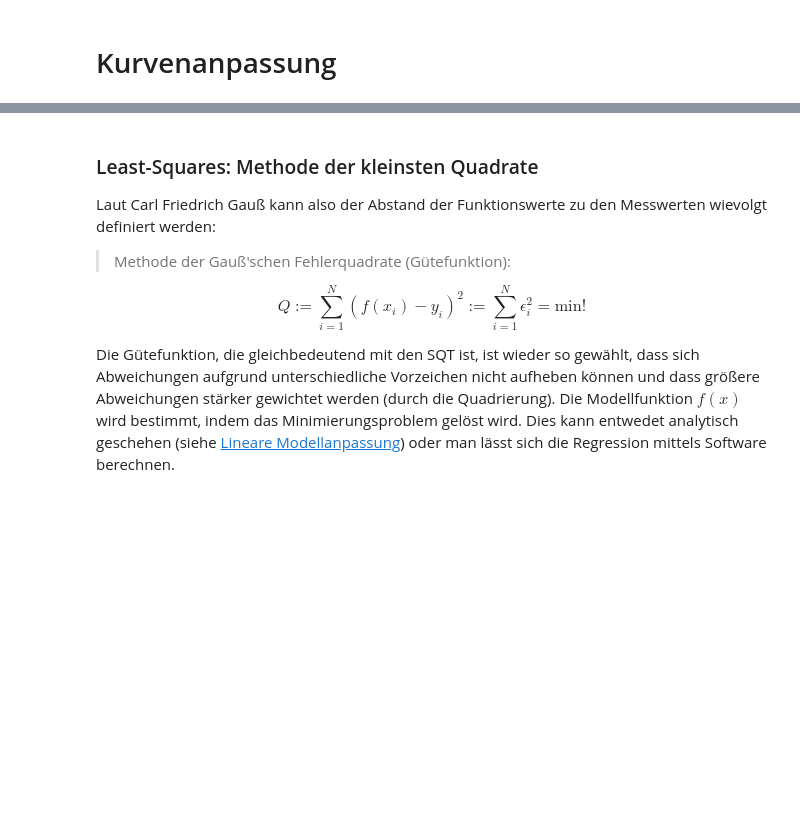
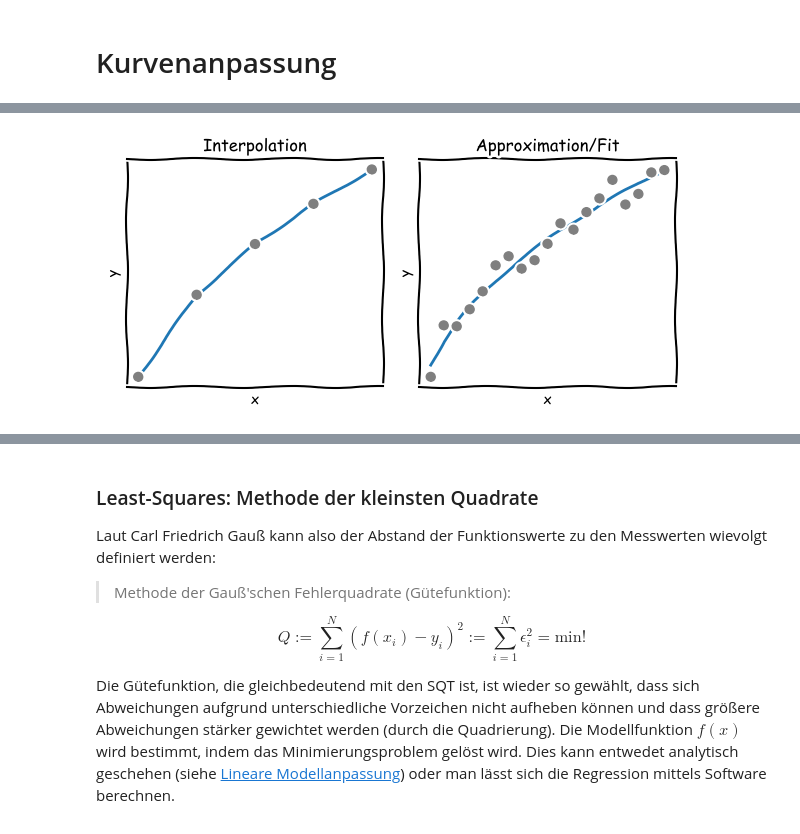
Before and after one commit to Kisleif/mtbook, a Jupyter notebook: _sources/content/1_Kurvenanpassung.ipynb, the cells around one changed output, grey strips where cells are left out. Drawn from its saved outputs; the diff is of its cells as text; code cells hidden in the pictures; blank space fills up the shorter version.

```diff
--- a/_sources/content/1_Kurvenanpassung.ipynb
+++ b/_sources/content/1_Kurvenanpassung.ipynb
@@ -22,0 +30,51 @@ Python-Beispiele für Kurvenanpassungen findet ihr hier:
+# %%
+import numpy as np
+import matplotlib.pyplot as plt
+from scipy.optimize import curve_fit
+from scipy import interpolate
+
+# MatplotLib Settings:
+plt.style.use('default') # Matplotlib Style wählen
+plt.figure(figsize=(6,3)) # Plot-Größe
+plt.xkcd()
+plt.rcParams['font.size'] = 10; # Schriftgröße
+
+# INTERPOLATION:
+plt.subplot(1,2,1)
+x = np.arange(10, 200, 40)
+y = np.sqrt(x)
+plt.plot(x,y,'o', color='tab:gray')
+
+tck = interpolate.splrep(x, y, s=0)
+yfit = interpolate.splev(x, tck, der=0)
+
+plt.plot(x,yfit, zorder=0, color = 'tab:blue')
+
+plt.xlabel('x')
+plt.ylabel('y')
+plt.title('Interpolation')
+plt.xticks([])
+plt.yticks([])
+
+# ANPASSUNG:
+plt.subplot(1,2,2)
+x = np.arange(10, 200, 10)
+stoerung = np.random.normal(scale=0.6, size=x.shape)
+y = np.sqrt(x)+stoerung
+plt.plot(x,y,'o', color='tab:gray')
+
+# Anpassung / Fit:
+def anpassung(x, a):
+    return a*np.sqrt(x)
+popt, pcov = curve_fit(anpassung, x, y)
+plt.plot(x,anpassung(x,*popt), zorder=0, color = 'tab:blue')
+
+plt.xlabel('x')
+plt.ylabel('y')
+plt.title('Approximation/Fit')
+plt.xticks([])
+plt.yticks([])
+
+plt.tight_layout()
+# %% [output]
+[figure, added]
```
Also changed, not shown: parts of 5 cells of this notebook, 12 other files.
